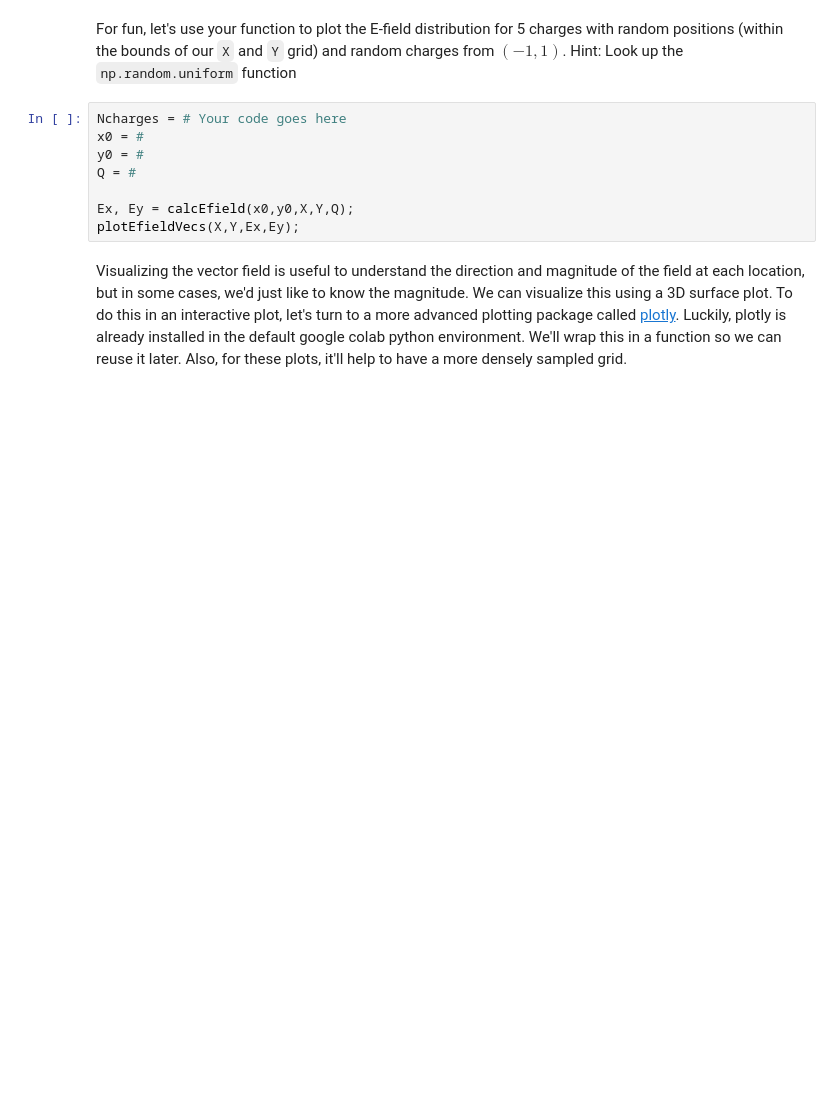
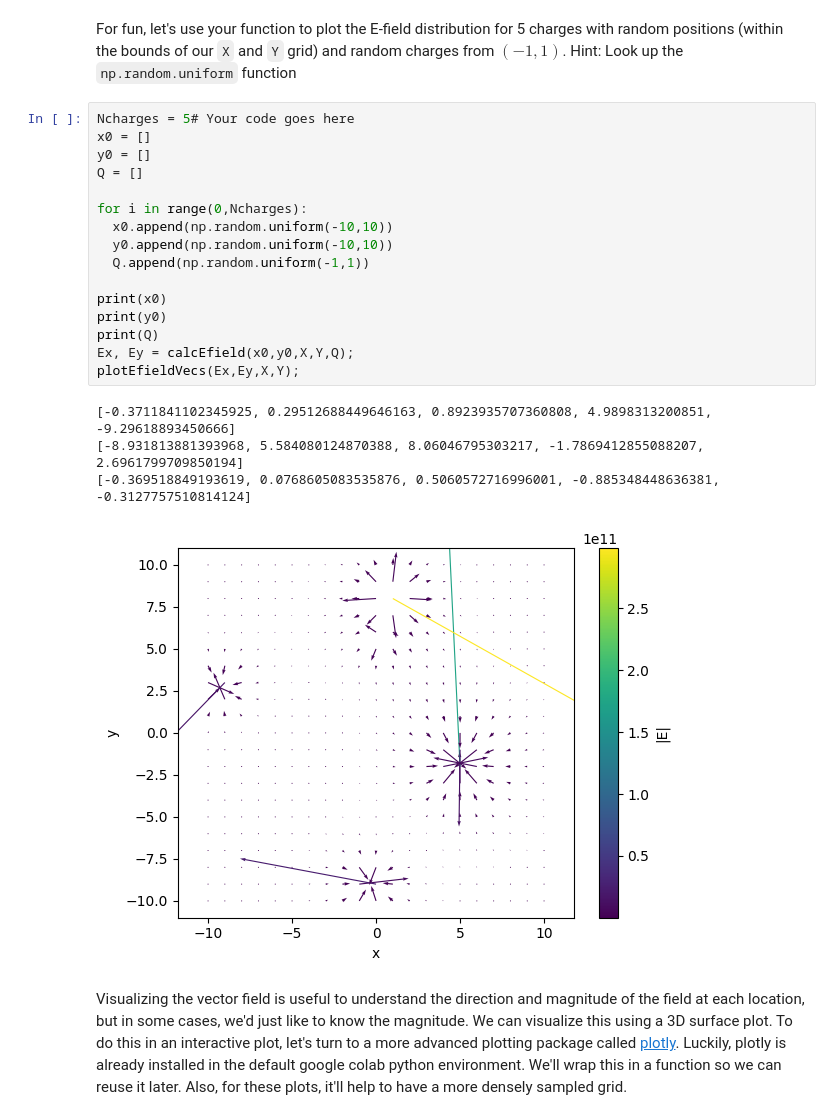
Before and after one commit to Bouncy0Knight/Exercise2, a Jupyter notebook: CompModNervSys_exercise2.ipynb, the cells around one changed output. Cells and saved outputs as stored; diff of their text form; blank space fills up the shorter version.

```diff
--- a/CompModNervSys_exercise2.ipynb
+++ b/CompModNervSys_exercise2.ipynb
@@ -204,13 +204,26 @@ plotEfieldVecs(E_x,E_y,X,Y)
 # %% [markdown]
 For fun, let's use your function to plot the E-field distribution for 5 charges with random positions (within the bounds of our `X` and `Y` grid) and random charges from $(-1,1)$. Hint: Look up the `np.random.uniform` function
 # %%
-Ncharges = # Your code goes here
-x0 = #
-y0 = #
-Q = #
+Ncharges = 5# Your code goes here
+x0 = []
+y0 = []
+Q = []
 
+for i in range(0,Ncharges):
+  x0.append(np.random.uniform(-10,10))
+  y0.append(np.random.uniform(-10,10))
+  Q.append(np.random.uniform(-1,1))
+
+print(x0)
+print(y0)
+print(Q)
 Ex, Ey = calcEfield(x0,y0,X,Y,Q);
-plotEfieldVecs(X,Y,Ex,Ey);
+plotEfieldVecs(Ex,Ey,X,Y);
+# %% [output]
+[-0.3711841102345925, 0.29512688449646163, 0.8923935707360808, 4.9898313200851, -9.29618893450666]
+[-8.931813881393968, 5.584080124870388, 8.06046795303217, -1.7869412855088207, 2.6961799709850194]
+[-0.369518849193619, 0.0768605083535876, 0.5060572716996001, -0.885348448636381, -0.3127757510814124]
+[figure, added]
 # %% [markdown]
 Visualizing the vector field is useful to understand the direction and magnitude of the field at each location, but in some cases, we'd just like to know the magnitude. We can visualize this using a 3D surface plot. To do this in an interactive plot, let's turn to a more advanced plotting package called [plotly](https://plotly.com/python/). Luckily, plotly is already installed in the default google colab python environment. We'll wrap this in a function so we can reuse it later. Also, for these plots, it'll help to have a more densely sampled grid.
 # %%
```
Also changed, not shown: parts of 7 cells of this notebook.
